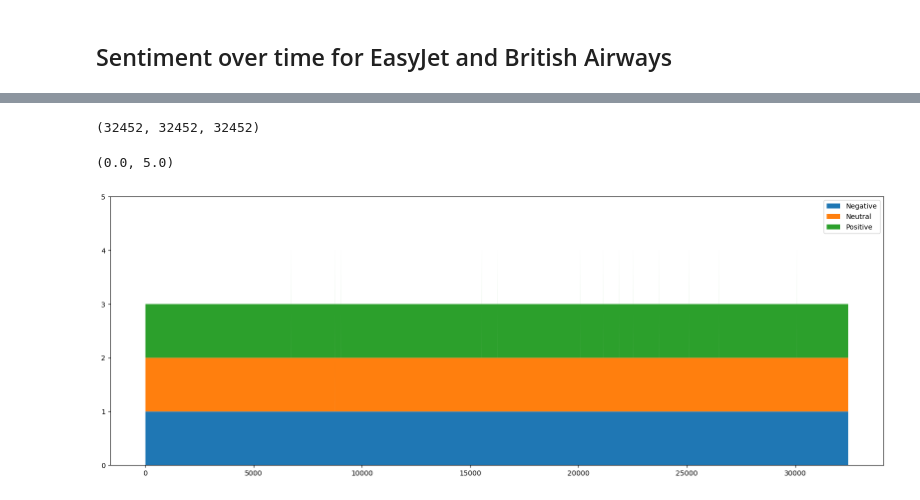
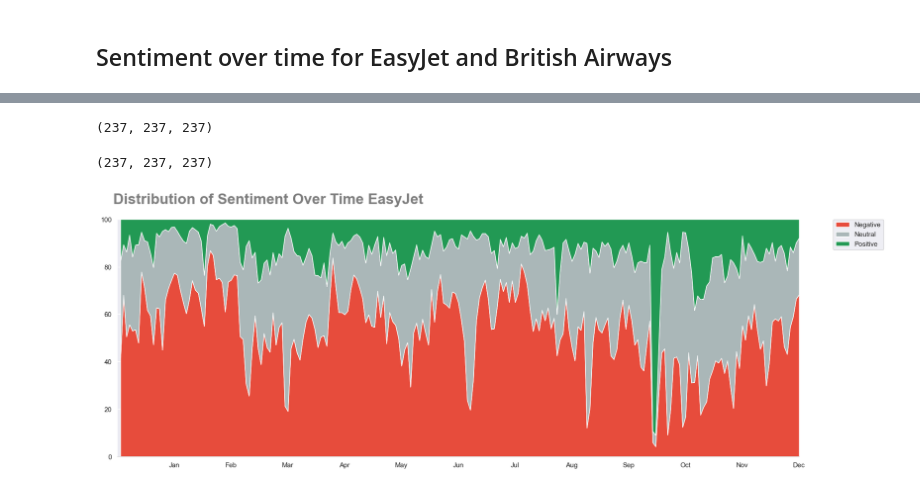
Before and after one commit to AlexRaudvee/Sentiment_Analysis_Tiwitter, a Jupyter notebook: sentiment_analysis.ipynb, the cells around one changed output, grey strips where cells are left out. Cells and saved outputs as stored; diff of their text form; code cells hidden in the pictures.

```diff
--- a/sentiment_analysis.ipynb
+++ b/sentiment_analysis.ipynb
@@ -728,0 +759,20 @@ till = min(easyjet_neg_dof_df.last_valid_index(), easyjet_neu_dof_df.last_valid_
+# %%
+def get_percentiles_neg(negative, neutral, positive):
+
+    return negative / (negative + positive + neutral) * 100
+
+def get_percentiles_neu(negative, neutral, positive):
+
+    return neutral / (negative + positive + neutral) * 100
+
+def get_percentiles_pos(negative, neutral, positive):
+
+    return positive / (negative + neutral + positive) * 100
+# %%
+easyjet_sent_all['Negative_%'] = easyjet_sent_all.apply(lambda row: get_percentiles_neg(row['Negative'], row['Neutral'], row['Positive']), axis=1)
+easyjet_sent_all['Neutral_%'] = easyjet_sent_all.apply(lambda row: get_percentiles_neu(row['Negative'], row['Neutral'], row['Positive']), axis=1)
+easyjet_sent_all['Positive_%'] = easyjet_sent_all.apply(lambda row: get_percentiles_pos(row['Negative'], row['Neutral'], row['Positive']), axis=1)
+
+britishairways_sent_all['Negative_%'] = britishairways_sent_all.apply(lambda row: get_percentiles_neg(row['Negative'], row['Neutral'], row['Positive']), axis=1)
+britishairways_sent_all['Neutral_%'] = britishairways_sent_all.apply(lambda row: get_percentiles_neu(row['Negative'], row['Neutral'], row['Positive']), axis=1)
+britishairways_sent_all['Positive_%'] = britishairways_sent_all.apply(lambda row: get_percentiles_pos(row['Negative'], row['Neutral'], row['Positive']), axis=1)
@@ -729,19 +782,36 @@ till = min(easyjet_neg_dof_df.last_valid_index(), easyjet_neu_dof_df.last_valid_
 # %%
-len(easyjet_neg_dof_df['Negative'].loc[:till].to_list()), len(easyjet_neu_dof_df['Neutral'].loc[:till].to_list()), len(easyjet_pos_dof_df['Positive'].loc[:till].to_list())
+len(easyjet_sent_all['Negative_%'].loc[:till].to_list()), len(easyjet_sent_all['Neutral_%'].loc[:till].to_list()), len(easyjet_sent_all['Positive_%'].loc[:till].to_list())
 # %% [output]
-(32452, 32452, 32452)
+(237, 237, 237)
-# %%
-fig, ax = plt.subplots(nrows=1, ncols=1, figsize=(20,7))
-
-
-x=range(1,till + 2)
-y1=easyjet_neg_dof_df['Negative'].loc[:till].to_list()
-y2=easyjet_neu_dof_df['Neutral'].loc[:till].to_list()
-y3=easyjet_pos_dof_df['Positive'].loc[:till].to_list()
-
-plt.stackplot(x, y1, y2, y3, labels=['Negative', 'Neutral', 'Positive'])
-plt.legend(['Negative', 'Neutral', 'Positive'])
-plt.ylim(0,5)
-# %% [output]
-(0.0, 5.0)
-[figure, removed]
+# %%
+len(britishairways_sent_all['Negative_%'].loc[:till].to_list()), len(britishairways_sent_all['Neutral_%'].loc[:till].to_list()), len(britishairways_sent_all['Positive_%'].loc[:till].to_list())
+# %% [output]
+(237, 237, 237)
+# %%
+
+fig, ax = plt.subplots(nrows=1, ncols=1, figsize=(20,7))
+
+x=range(1,229)
+y1=easyjet_sent_all['Negative_%'].loc[:227].to_list()
+y2=easyjet_sent_all['Neutral_%'].loc[:227].to_list()
+y3=easyjet_sent_all['Positive_%'].loc[:227].to_list()
+
+
+ax.stackplot(x, y1, y2, y3, labels=['Negative', 'Neutral', 'Positive'], colors=['#E74C3C', '#AAB7B8', '#229954'])
+ax.legend(['Negative', 'Neutral', 'Positive'], )
+ax.set_ylim(0,100)
+ax.set_xlim(0,228)
+ax.legend(bbox_to_anchor=(1.05, 1), loc=2, borderaxespad=0.)
+
+# title
+ax.text(x=0.12, y=.93, s="Distribution of Sentiment Over Time EasyJet", transform=fig.transFigure, ha='left', fontsize=24, weight='bold', alpha=.6)
+
+# Axis formatting.
+ax.spines['top'].set_visible(False)
+ax.spines['right'].set_visible(False)
+ax.spines['left'].set_visible(False)
+ax.spines['bottom'].set_color('#DDDDDD')
+
+ax.set_xticks(ticks=[ 19, 38, 57, 76, 95, 114, 133, 152, 171, 190, 209, 228], labels=['Jan', 'Feb', 'Mar', 'Apr', 'May', 'Jun', 'Jul', 'Aug', 'Sep', 'Oct', 'Nov', 'Dec']);
+# %% [output]
+[figure, added]
```
Also changed, not shown: parts of 15 cells of this notebook.
